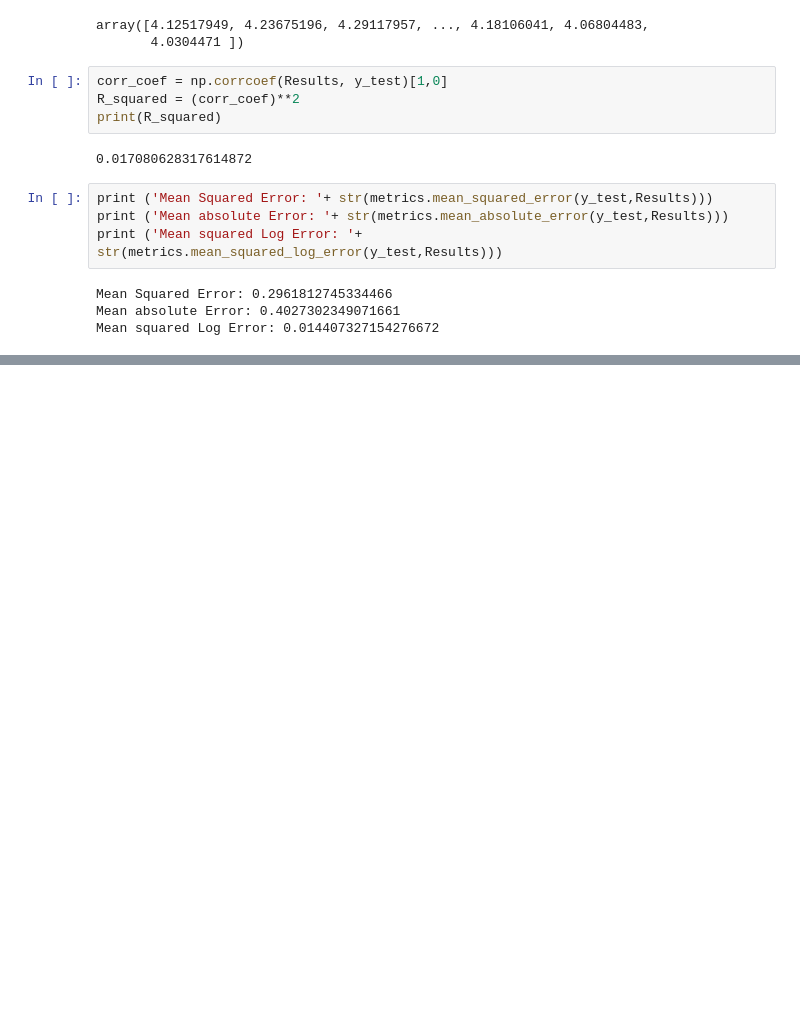
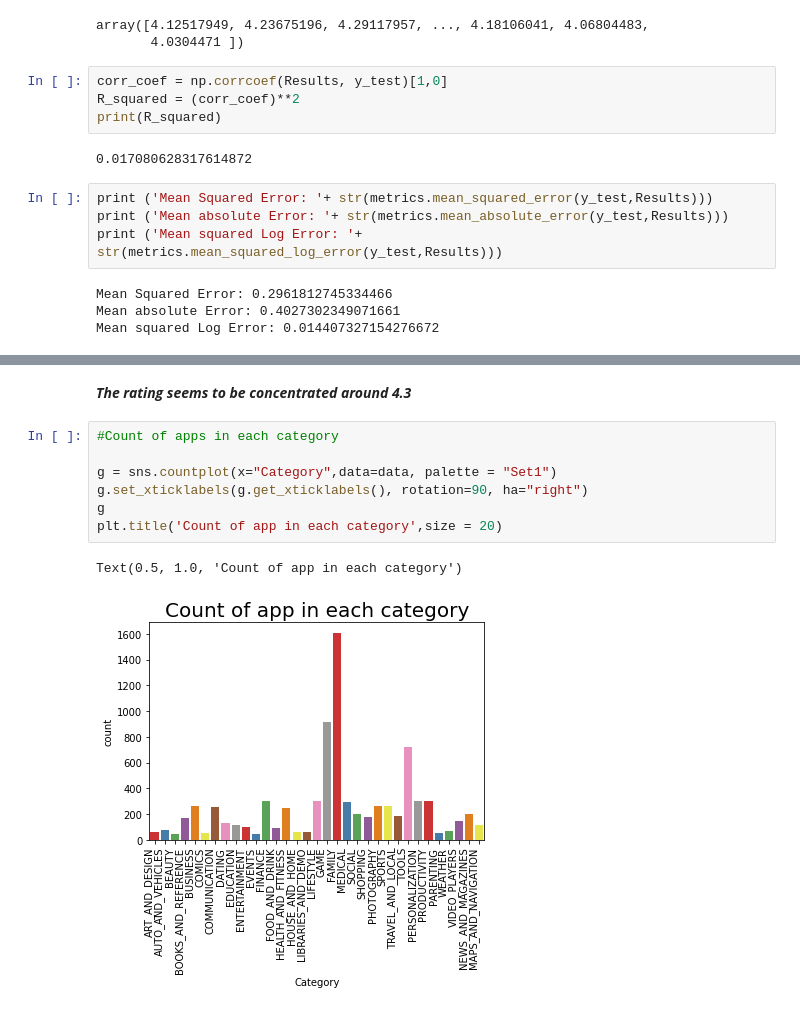
Before and after one commit to Sharat005/GooglePlaystoreAnalysis, a Jupyter notebook: PlaystoreAnalysis.ipynb, the cells around one changed output, grey strips where cells are left out. Saved outputs shown, nothing was run; the diff lists cells and outputs as text; blank space fills up the shorter version.

```diff
--- a/PlaystoreAnalysis.ipynb
+++ b/PlaystoreAnalysis.ipynb
@@ -483,0 +496,12 @@ Mean squared Log Error: 0.014407327154276672
+# %% [markdown]
+***The rating seems to be concentrated around 4.3***
+# %%
+#Count of apps in each category
+
+g = sns.countplot(x="Category",data=data, palette = "Set1")
+g.set_xticklabels(g.get_xticklabels(), rotation=90, ha="right")
+g
+plt.title('Count of app in each category',size = 20)
+# %% [output]
+Text(0.5, 1.0, 'Count of app in each category')
+[figure, added]
```
Also changed, not shown: parts of 2 cells of this notebook.
